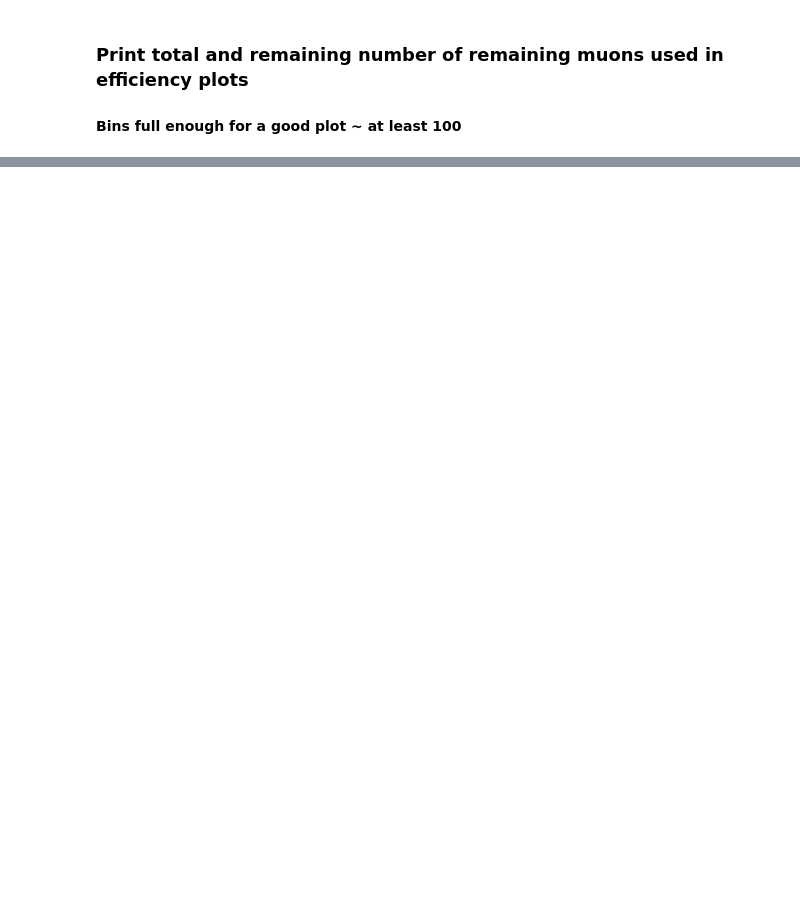
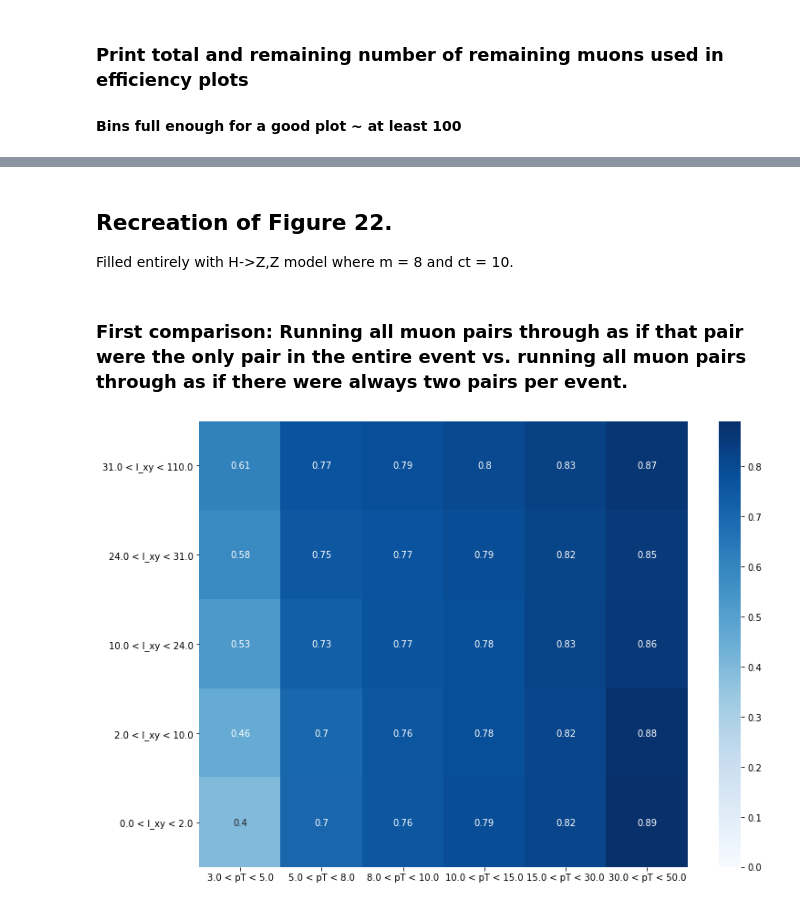
Before and after one commit to sborn95/dark_showers-CMS_mockup, a Jupyter notebook: notebooks/efficiencies.ipynb, the cells around one changed output, grey strips where cells are left out. Saved outputs shown, nothing was run; the diff lists cells and outputs as text; code cells hidden in the pictures; blank space fills up the shorter version.

```diff
--- a/notebooks/efficiencies.ipynb
+++ b/notebooks/efficiencies.ipynb
@@ -64,0 +33,8 @@ Analyze time: --- 1.116513729095459 seconds ---
+# %%
+#Load a data set - lifetime generations are included below
+my_set = data_set()
+my_set.set_parent(parent_pid = 999999)
+my_set.set_decay_options(np.array([11,13,211]))
+my_set.fill_saved("../data_arrays/events_CMS_card-cms-m8-ct10_mm05_big_set.npy")
+dpB_a, muB_a, amuB_a, tracksB_a, jetsB_a = ana.prep_dataset(my_set)
+dpB_b, muB_b, amuB_b, tracksB_b, jetsB_b = ana.prep_dataset(my_set)
@@ -64,0 +43,5 @@ Analyze time: --- 1.116513729095459 seconds ---
+# %%
+print(muB_b.size())
+new_events = np.arange(muB_b.size()) #So that each muon has an individual event
+muB_a.event_index = new_events
+amuB_a.event_index = new_events
@@ -64,0 +54,2 @@ Analyze time: --- 1.116513729095459 seconds ---
+# %%
+final_dpB_a, final_muB_a, final_amuB_a, final_cutB_a, final_evt_cutB_a = ana.get_cms_eff(sigma, dpB_a, muB_a, amuB_a, tracksB_a, jetsB_a, cuts)
@@ -65,4 +122,4 @@ Analyze time: --- 1.116513729095459 seconds ---
 # %%
-min_pTB = np.minimum(final_muB.pT, final_amuB.pT)
-lxy_divsB = cms_plt.get_eff_divs(lxy_edges, phys.lxy(final_muB))
-pT_divsB = cms_plt.get_eff_divs(pT_edges, min_pTB)
+min_pTB_a = np.minimum(final_muB_a.pT, final_amuB_a.pT)
+lxy_divsB_a = cms_plt.get_eff_divs(lxy_edges, phys.lxy(final_muB_a))
+pT_divsB_a = cms_plt.get_eff_divs(pT_edges, min_pTB_a)
@@ -266,0 +186,10 @@ cms_plt.create_eff_plot_v2(lxy_edges, pT_edges, diff_mid_mass, 2, save=True, nam
+# %% [markdown]
+## Recreation of Figure 22.
+Filled entirely with H->Z,Z model where m = 8 and ct = 10.
+# %% [markdown]
+### First comparison: Running all muon pairs through as if that pair were the only pair in the entire event vs. running all muon pairs through as if there were always two pairs per event.
+# %%
+#A
+cms_plt.create_eff_plot(lxy_edges, pT_edges, lxy_divsB_a, pT_divsB_a, final_evt_cutB_a, save=True, name="add_fig_22-a.png")
+# %% [output]
+[figure, added]
```
Also changed, not shown: parts of 93 cells of this notebook, 13 other files.
